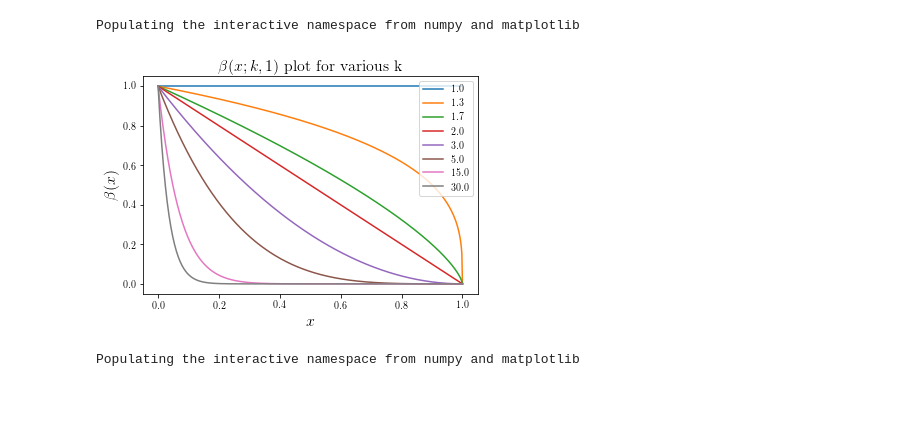
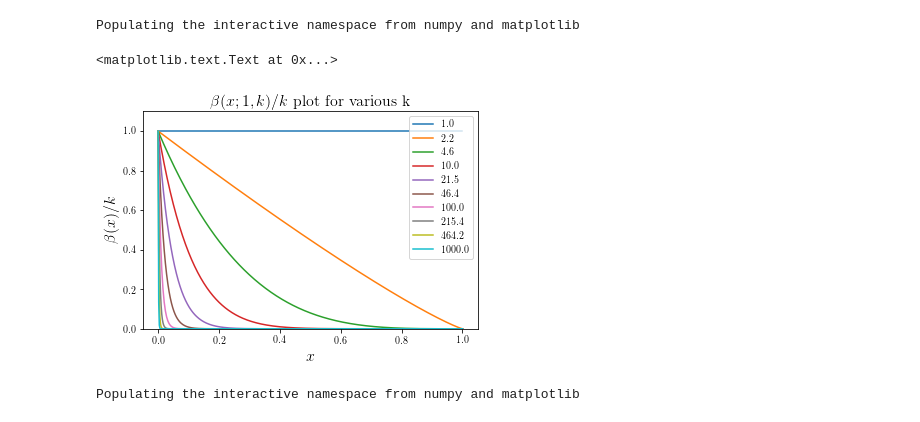
Before and after one commit to oliverphilcox/ChempyMulti, a Jupyter notebook: Beta Function.ipynb, the cells around one changed output. Cells and saved outputs as stored; diff of their text form; code cells hidden in the pictures.

```diff
--- a/Beta Function.ipynb
+++ b/Beta Function.ipynb
@@ -6,17 +6,20 @@ Populating the interactive namespace from numpy and matplotlib
 # %%
 x = linspace(0,1,500)
 plt.figure()
-for a in [1,1.3,1.7,2,3,5,15,30]:
+list_of_beta_params = np.logspace(0,3,10) #[1,1.1,1.3,1.6,2,2.5,3.5,5,7,10,15,30,100,1000]
+for a in list_of_beta_params:
     plt.plot(x,beta.pdf(x,1,a)/a,label='%.1f' %(a))
 plt.legend(loc='upper right')
 plt.rc('text',usetex=True)
 plt.rc('font',family='serif')
 plt.xlabel(r'$x$',fontsize=16)
-plt.ylabel(r'$\beta(x)$',fontsize=16)
-plt.title(r'$\beta(x; k, 1)$ plot for various k',fontsize=16)
-plt.savefig('Presentation/beta.pdf',dpi=300)
+plt.ylabel(r'$\beta(x)/k$',fontsize=16)
+plt.ylim([1e-10,1.1])
+plt.title(r'$\beta(x; 1, k)/k$ plot for various k',fontsize=16)
+#plt.savefig('Presentation/beta.pdf',dpi=300)
 # %% [output]
+<matplotlib.text.Text at 0x...>
-[figure, old version]
+[figure, new version]
 # %%
 %pylab inline
 x = np.linspace(0,10,100)
```
Also changed, not shown: parts of 2 cells of this notebook, 36 other files.
